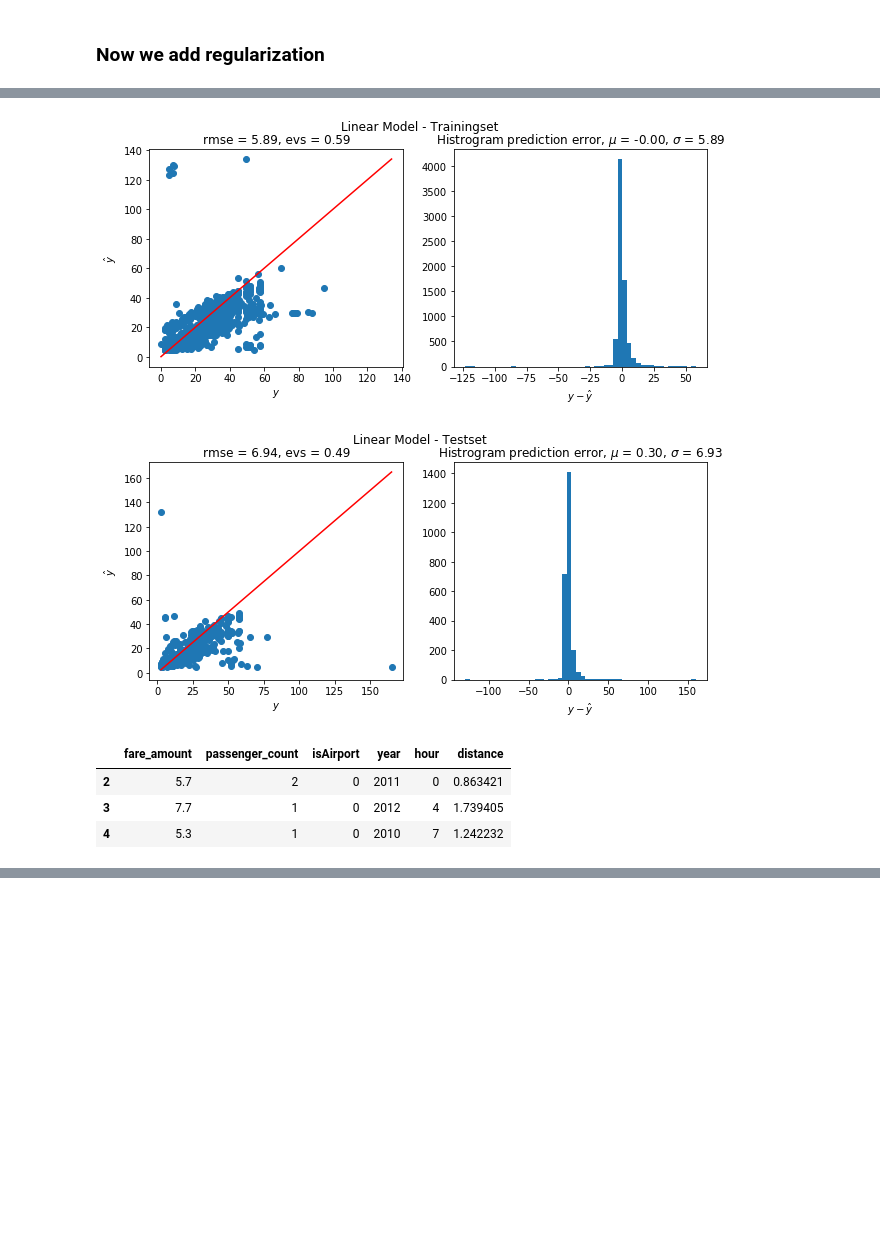
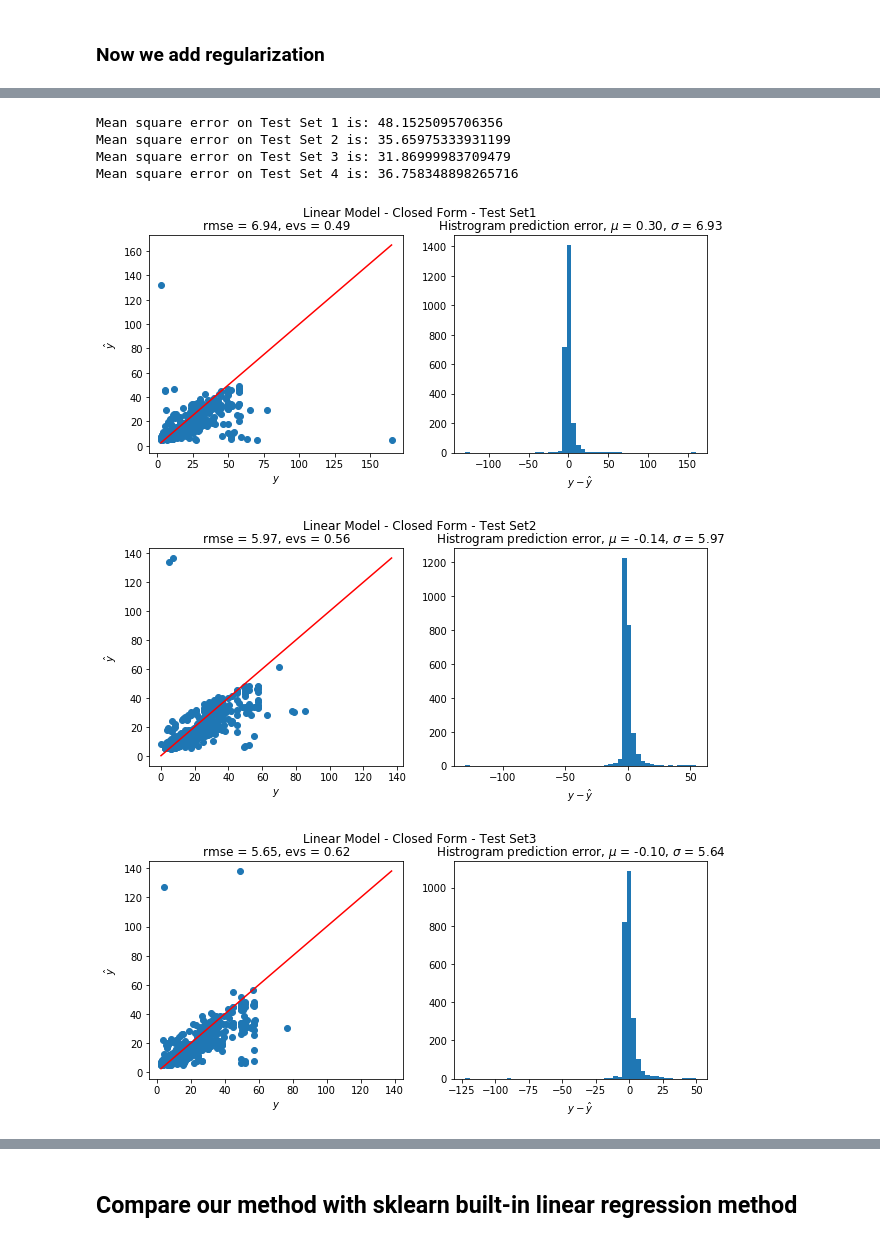
Before and after one commit to comp562-final-peoject/taxi_fare_predictor, a Jupyter notebook: model1.ipynb, the cells around one changed output, grey strips where cells are left out. Drawn from its saved outputs; the diff is of its cells as text; code cells hidden in the pictures; blank space fills up the shorter version.

```diff
--- a/model1.ipynb
+++ b/model1.ipynb
@@ -166,27 +206,0 @@ mse(Y[:l],predict_y)
-# %%
-from sklearn.pipeline import Pipeline
-from sklearn.linear_model import LinearRegression
-from sklearn.preprocessing import StandardScaler
-
-model_lin = Pipeline((
-        ("standard_scaler", StandardScaler()),
-        ("lin_reg", LinearRegression()),
-    ))
-
-model_lin.fit(train1_x, train1_y)
-
-y_train_pred = model_lin.predict(train1_x)
-plot_prediction_analysis(train1_y, y_train_pred, title='Linear Model - Trainingset')
-
-y_test_pred = model_lin.predict(data1)
-plot_prediction_analysis(Y[:len*1], y_test_pred, title='Linear Model - Testset')
-# %% [output]
-[figure, removed]
-[figure, removed]
-# %%
-data.iloc[2:5]
-# %% [output]
-|  | fare_amount | passenger_count | isAirport | year | hour | distance |
-| 2 | 5.7 | 2 | 0 | 2011 | 0 | 0.863421 |
-| 3 | 7.7 | 1 | 0 | 2012 | 4 | 1.739405 |
-| 4 | 5.3 | 1 | 0 | 2010 | 7 | 1.242232 |
@@ -200,0 +207,31 @@ train4 = pd.concat([data1,data2,data3],axis=0)
+# %%
+# Apply linear regression model using closed form with regularization
+betas1 = closed_form(train1_x, train1_y)
+betas2 = closed_form(train2_x, train2_y)
+betas3 = closed_form(train3_x, train3_y)
+betas4 = closed_form(train4_x, train4_y)
+
+predict1_y = np.dot(test1_x, betas1)
+predict2_y = np.dot(test2_x, betas2)
+predict3_y = np.dot(test3_x, betas3)
+predict4_y = np.dot(test4_x, betas4)
+# %%
+# Compute mean value error for closed form without regularization
+print("Mean square error on Test Set 1 is: {}".format(float(mse(test1_y,predict1_y))))
+print("Mean square error on Test Set 2 is: {}".format(float(mse(test2_y,predict2_y))))
+print("Mean square error on Test Set 3 is: {}".format(float(mse(test3_y,predict3_y))))
+print("Mean square error on Test Set 4 is: {}".format(float(mse(test4_y,predict4_y))))
+# %% [output]
+Mean square error on Test Set 1 is: 48.1525095706356
+Mean square error on Test Set 2 is: 35.65975333931199
+Mean square error on Test Set 3 is: 31.86999983709479
+Mean square error on Test Set 4 is: 36.758348898265716
+# %%
+plot_prediction_analysis(test1_y, predict1_y, title='Linear Model - Closed Form - Test Set1')
+plot_prediction_analysis(test2_y, predict2_y, title='Linear Model - Closed Form - Test Set2')
+plot_prediction_analysis(test3_y, predict3_y, title='Linear Model - Closed Form - Test Set3')
+plot_prediction_analysis(test4_y, predict4_y, title='Linear Model - Closed Form - Test Set4')
+# %% [output]
+[figure, added]
+[figure, added]
+[figure, added]
@@ -200,0 +239,2 @@ train4 = pd.concat([data1,data2,data3],axis=0)
+# %% [markdown]
+## Compare our method with sklearn built-in linear regression method
```
Also changed, not shown: parts of 37 cells of this notebook, 1 other file.
